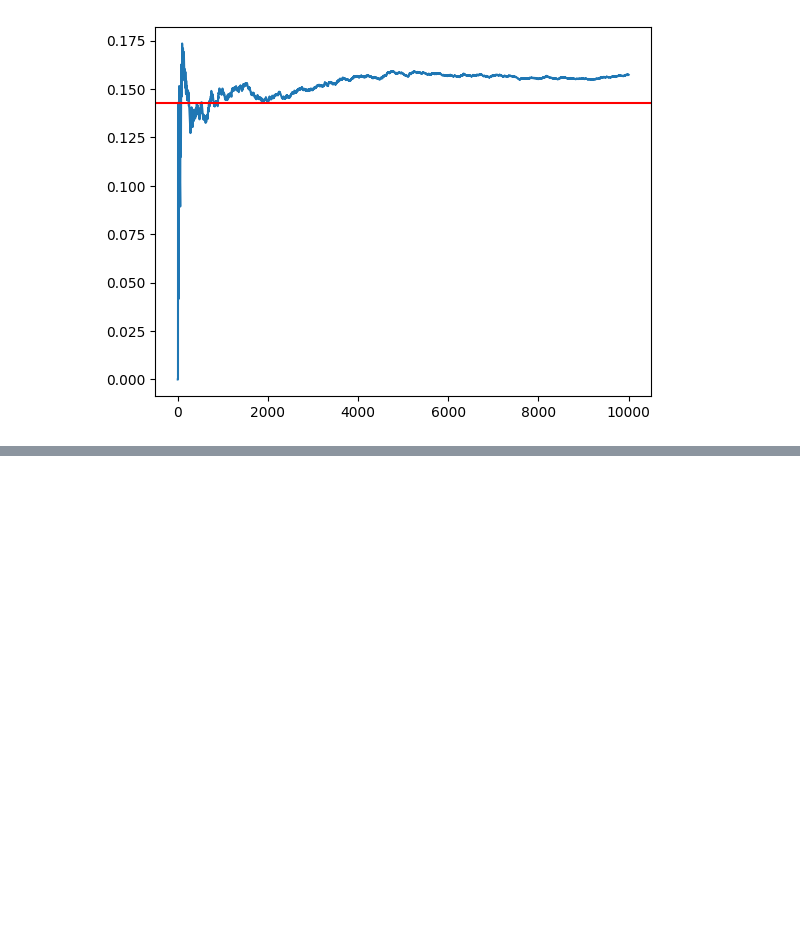
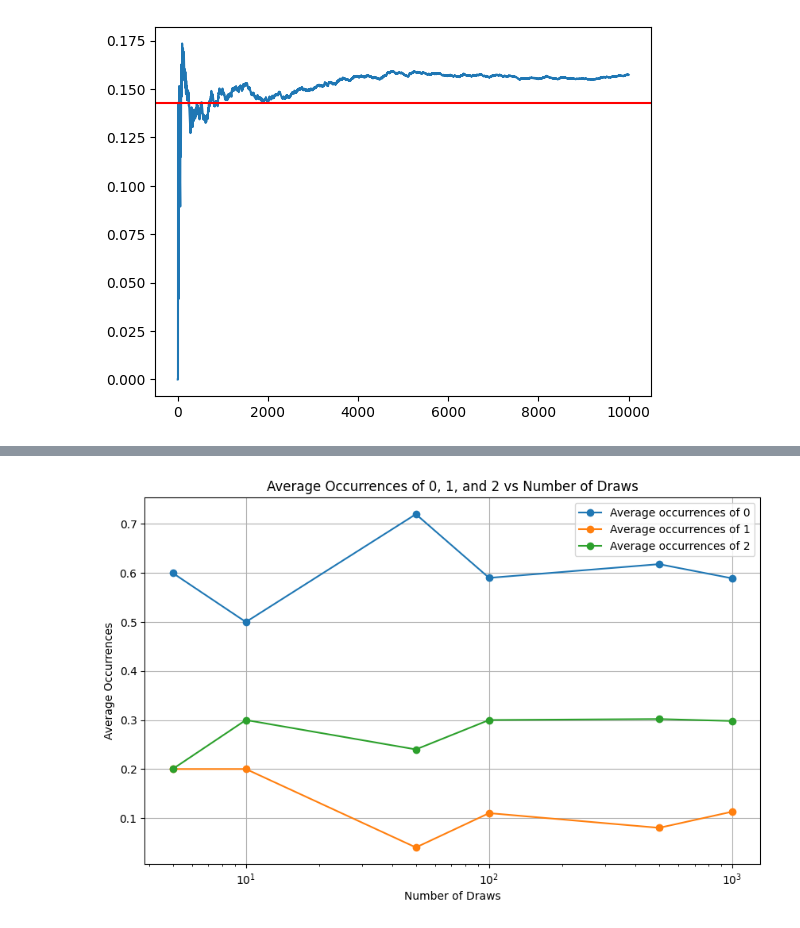
Before and after one commit to YashDagade/Math-231, a Jupyter notebook: HW1/hw1_axioms.ipynb, the cells around one changed output, grey strips where cells are left out. Drawn from its saved outputs; the diff is of its cells as text; code cells hidden in the pictures; blank space fills up the shorter version.

```diff
--- a/HW1/hw1_axioms.ipynb
+++ b/HW1/hw1_axioms.ipynb
@@ -76,0 +132,43 @@ print(divisibleOverTime[1:20])
+# %%
+# 3.2
+
+import numpy as np
+
+# Function to validate genBer by drawing n samples and calculating frequencies
+def simulate_genBer(p, num_draws):
+    results = [genBer(p) for _ in range(num_draws)]
+    counts = [results.count(i) for i in range(len(p))]
+    return counts
+
+# Probabilities for testing
+p = [.6, .1, .3] # the probablity list = or vector as they call it in the text book
+
+# Number of draws for validation
+draw_counts = [5, 10, 50, 100, 500, 1000]
+
+# Store average occurrences for 0, 1, and 2
+avg_0 = []
+avg_1 = []
+avg_2 = []
+
+for num_draws in draw_counts:
+    counts = simulate_genBer(p, num_draws)
+    avg_0.append(counts[0] / num_draws)
+    avg_1.append(counts[1] / num_draws)
+    avg_2.append(counts[2] / num_draws)
+
+# Plotting the results
+plt.figure(figsize=(10, 6))
+plt.plot(draw_counts, avg_0, label='Average occurrences of 0', marker='o')
+plt.plot(draw_counts, avg_1, label='Average occurrences of 1', marker='o')
+plt.plot(draw_counts, avg_2, label='Average occurrences of 2', marker='o')
+
+plt.xlabel('Number of Draws')
+plt.ylabel('Average Occurrences')
+plt.title('Average Occurrences of 0, 1, and 2 vs Number of Draws')
+plt.xscale('log')  # Log scale to better see the trend
+plt.legend()
+plt.grid(True)
+plt.show()
+# %% [output]
+[figure, added]
```
Also changed, not shown: parts of 4 cells of this notebook.
